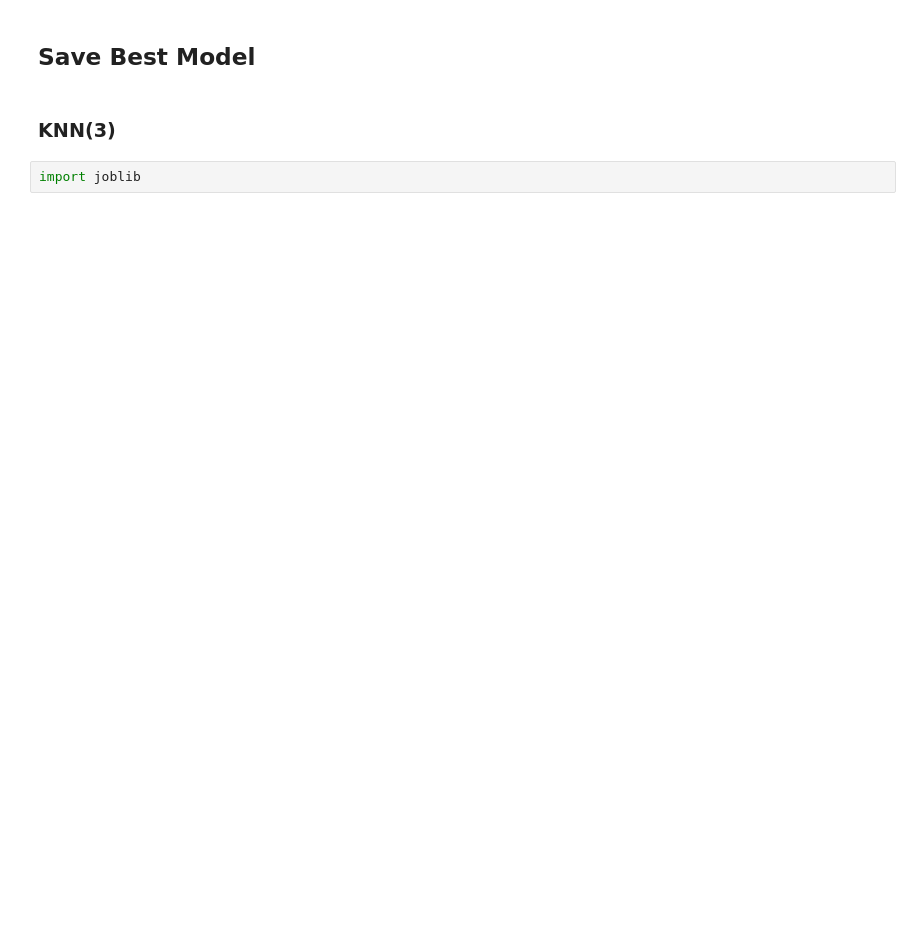
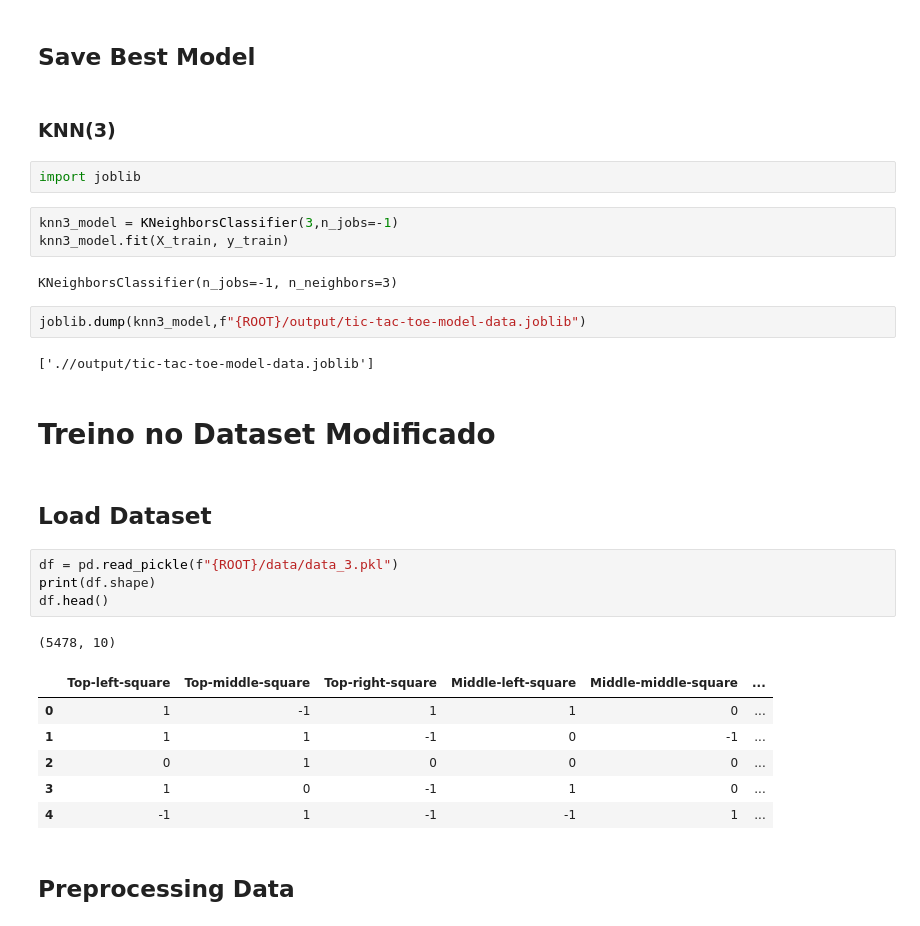
Before and after one commit to PedroBorem/tic-tac-toe, a Jupyter notebook: project/03-Baseline.ipynb, the cells around one changed output. Saved outputs shown, nothing was run; the diff lists cells and outputs as text; blank space fills up the shorter version.

Commit message:
[Extra]-Alternative approach to the Dataset

```diff
--- a/project/03-Baseline.ipynb
+++ b/project/03-Baseline.ipynb
@@ -180,3 +182,30 @@ df_results.style.apply(highlight_col, axis=None)
 ### KNN(3)
 # %%
 import joblib
+# %%
+knn3_model = KNeighborsClassifier(3,n_jobs=-1)
+knn3_model.fit(X_train, y_train)
+# %% [output]
+KNeighborsClassifier(n_jobs=-1, n_neighbors=3)
+# %%
+joblib.dump(knn3_model,f"{ROOT}/output/tic-tac-toe-model-data.joblib")
+# %% [output]
+['.//output/tic-tac-toe-model-data.joblib']
+# %% [markdown]
+# Treino no Dataset Modificado
+# %% [markdown]
+## Load Dataset
+# %%
+df = pd.read_pickle(f"{ROOT}/data/data_3.pkl")
+print(df.shape)
+df.head()
+# %% [output]
+(5478, 10)
+|  | Top-left-square | Top-middle-square | Top-right-square | Middle-left-square | Middle-middle-square | ... |
+| 0 | 1 | -1 | 1 | 1 | 0 | ... |
+| 1 | 1 | 1 | -1 | 0 | -1 | ... |
+| 2 | 0 | 1 | 0 | 0 | 0 | ... |
+| 3 | 1 | 0 | -1 | 1 | 0 | ... |
+| 4 | -1 | 1 | -1 | -1 | 1 | ... |
+# %% [markdown]
+## Preprocessing Data
```
Also changed, not shown: parts of 25 cells of this notebook, 1 other file.
